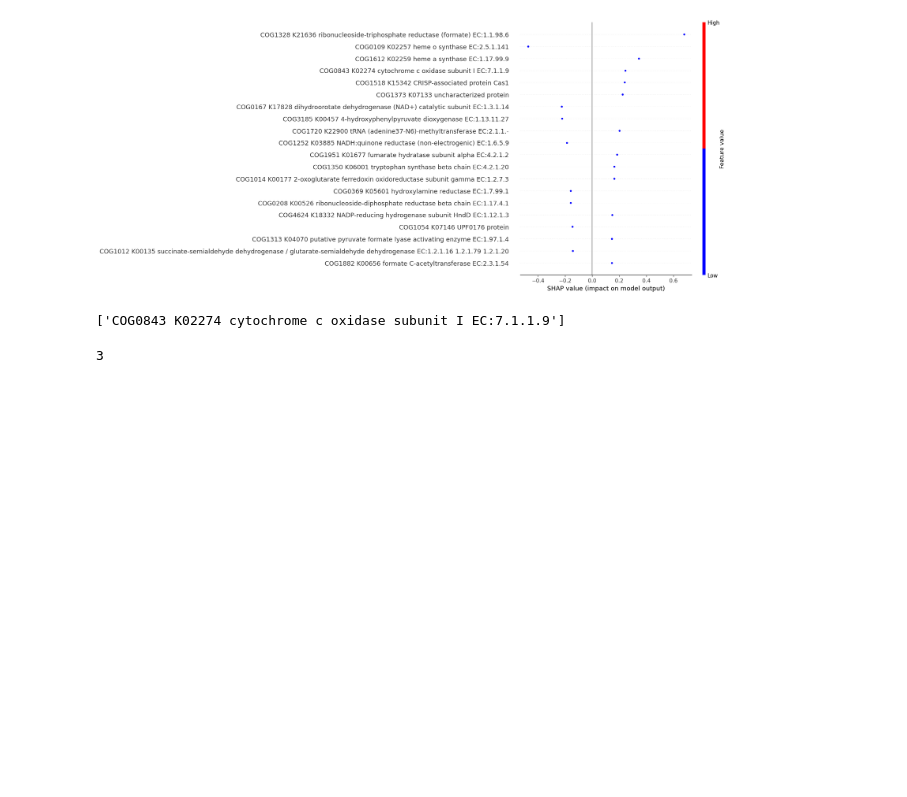
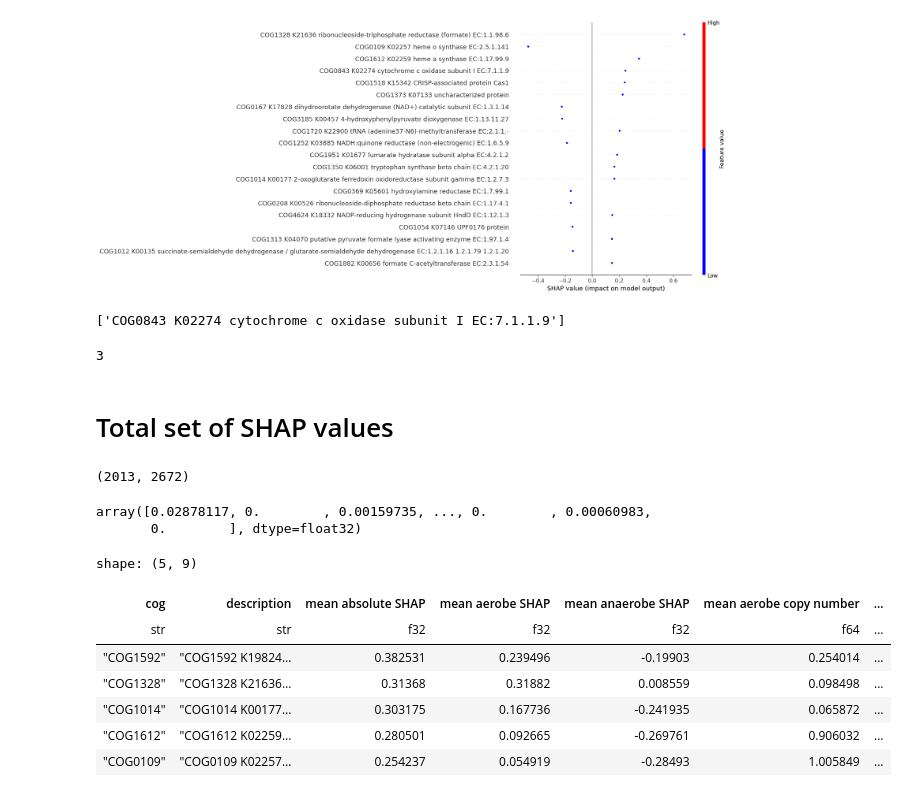
Before and after one commit to wwood/bacterial_dating_aerobic_predictor, a Jupyter notebook: 15_inspect_shap_values.ipynb, the cells around one changed output. Cells and saved outputs as stored; diff of their text form; code cells hidden in the pictures; blank space fills up the shorter version.

Commit message:
15: Output tree SHAP values.

```diff
--- a/15_inspect_shap_values.ipynb
+++ b/15_inspect_shap_values.ipynb
@@ -206,3 +206,55 @@ X.loc[1963,'COG0843']
 # %% [output]
 ['COG0843 K02274 cytochrome c oxidase subunit I EC:7.1.1.9']
 3
+# %% [markdown]
+# Total set of SHAP values
+# %%
+print(np.abs(shap_values).shape)
+aggs = np.abs(shap_values).mean(0)
+aggs
+# %% [output]
+(2013, 2672)
+array([0.02878117, 0.        , 0.00159735, ..., 0.        , 0.00060983,
+       0.        ], dtype=float32)
+# %%
+# Want
+# 1. COG
+# 2. COG descriptive name
+# 3. mean absolute SHAP value
+# 4. mean absolute SHAP for aerobe predictions
+# 5. mean absolute SHAP for anaerobe predictions
+
+# preds_and_shaps = pl.concat([
+#     pl.DataFrame({
+#     'pred': pred,}),
+#     pl.DataFrame(shap_values),], how='horizontal')
+# preds_and_shaps.columns = ['pred'] + list(X_pred_scaled.columns)
+
+# # preds_and_shaps.groupby('pred').apply(lambda x: pl.Series(np.abs(x).mean(0)))
+aerobe_shaps = shap_values[pred==1]
+anaerobe_shaps = shap_values[pred==0]
+# d5.iloc[pred==1,:].mean(0)
+shap_df = pl.DataFrame({
+    'cog': list(X.columns),
+    'description': list(X_pred_scaled.columns),
+    'mean absolute SHAP': aggs,
+    'mean aerobe SHAP': aerobe_shaps.mean(0),
+    'mean anaerobe SHAP': anaerobe_shaps.mean(0),
+    'mean aerobe copy number': d5.iloc[pred==1, :].mean(0),
+    'mean anaerobe copy number': d5.iloc[pred==0, :].mean(0),
+    'median aerobe copy number': d5.iloc[pred==1, :].median(0),
+    'median anaerobe copy number': d5.iloc[pred==0, :].median(0),
+})
+# sort this polars df by mean absolute SHAP
+shap_df = shap_df.sort('mean absolute SHAP', descending=True)
+shap_df.write_csv('data/xgboost_shap_values.csv', separator="\t")
+shap_df.head(5)
+# %% [output]
+shape: (5, 9)
+| cog | description | mean absolute SHAP | mean aerobe SHAP | mean anaerobe SHAP | mean aerobe copy number | ... |
+| str | str | f32 | f32 | f32 | f64 | ... |
+| "COG1592" | "COG1592 K19824… | 0.382531 | 0.239496 | -0.19903 | 0.254014 | ... |
+| "COG1328" | "COG1328 K21636… | 0.31368 | 0.31882 | 0.008559 | 0.098498 | ... |
+| "COG1014" | "COG1014 K00177… | 0.303175 | 0.167736 | -0.241935 | 0.065872 | ... |
+| "COG1612" | "COG1612 K02259… | 0.280501 | 0.092665 | -0.269761 | 0.906032 | ... |
+| "COG0109" | "COG0109 K02257… | 0.254237 | 0.054919 | -0.28493 | 1.005849 | ... |
```
Also changed, not shown: parts of 1 cell of this notebook, 1 other file.
